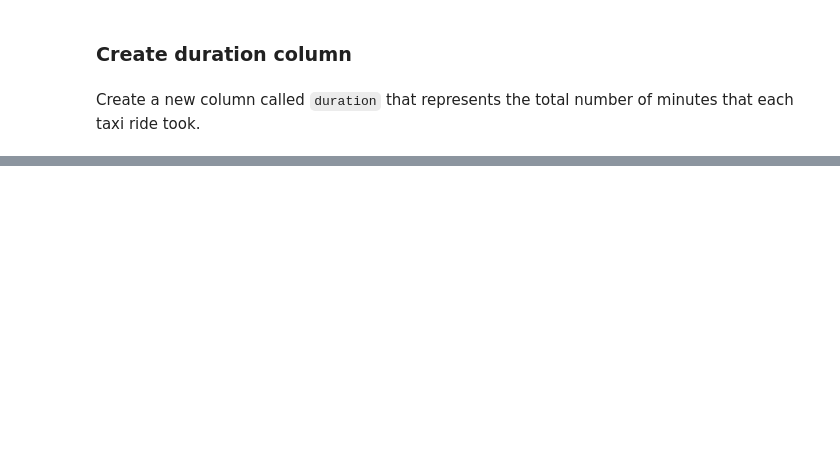
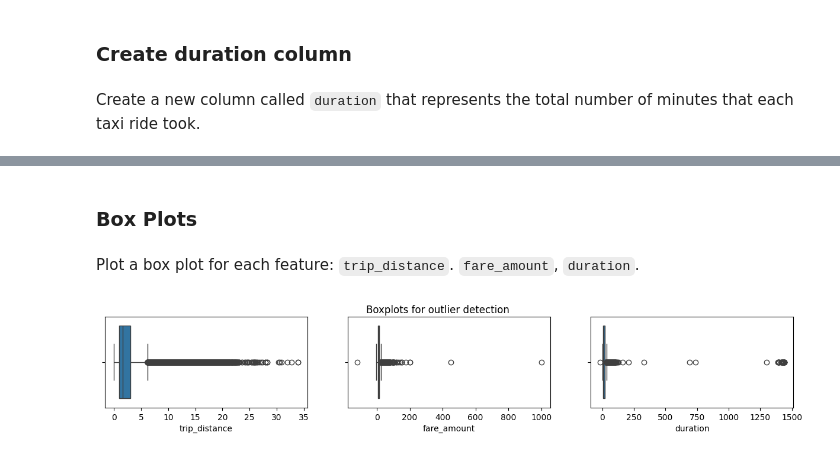
Before and after one commit to PrincelyKitilya/Automatidata-Analysis, a Jupyter notebook: automatidata_analysis.ipynb, the cells around one changed output, grey strips where cells are left out. Drawn from its saved outputs; the diff is of its cells as text; code cells hidden in the pictures; blank space fills up the shorter version.

Commit message:
get a info about the data//create box plots for trip_distance, fare_amount, duration.

```diff
--- a/automatidata_analysis.ipynb
+++ b/automatidata_analysis.ipynb
@@ -147,0 +177,13 @@ df['duration'] = (df['tpep_dropoff_datetime'] - df['tpep_pickup_datetime'])/np.t
+# %% [markdown]
+### **Box Plots**
+# %% [markdown]
+Plot a box plot for each feature: `trip_distance`. `fare_amount`, `duration`.
+# %%
+fig, axes = plt.subplots(1, 3, figsize=(15, 2))
+fig.suptitle('Boxplots for outlier detection')
+sns.boxplot(ax=axes[0],  x=df['trip_distance'])
+sns.boxplot(ax=axes[1], x=df['fare_amount'])
+sns.boxplot(ax=axes[2], x=df['duration'])
+plt.show();
+# %% [output]
+[figure, added]
```
Also changed, not shown: parts of 5 cells of this notebook.
